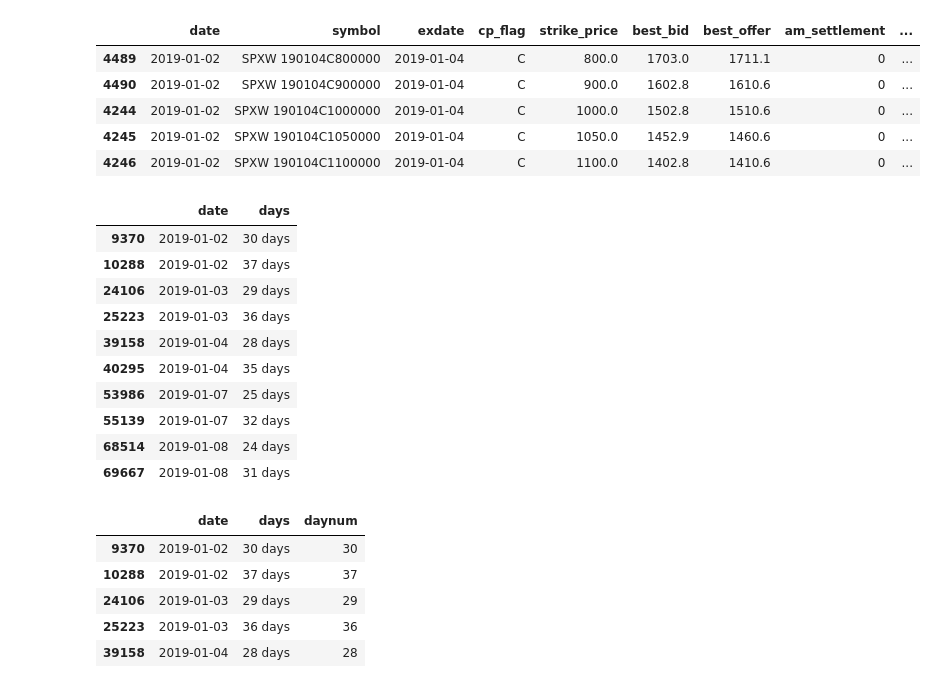
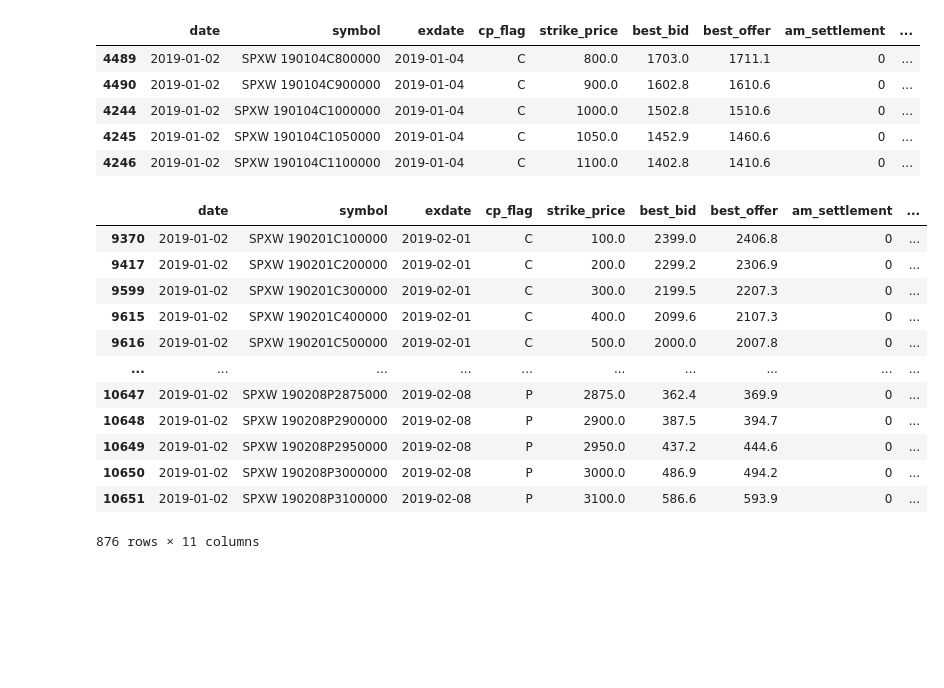
Before and after one commit to quetion/Basic-Python-Programming, a Jupyter notebook: VIX_construct.ipynb, the cells around one changed output. Drawn from its saved outputs; the diff is of its cells as text; code cells hidden in the pictures; blank space fills up the shorter version.

```diff
--- a/VIX_construct.ipynb
+++ b/VIX_construct.ipynb
@@ -119,20 +103,22 @@ for date,df in dfgrouped:
   dfs.append(dfnearnext)
 # the near-term and next-term options have been selelcted
 dfoptions3 = pd.concat(dfs)
-# %%
-dfrfoptions.head(10)
-# %% [output]
-|  | date | days |
-| 9370 | 2019-01-02 | 30 days |
-| 10288 | 2019-01-02 | 37 days |
-| 24106 | 2019-01-03 | 29 days |
-| 25223 | 2019-01-03 | 36 days |
-| 39158 | 2019-01-04 | 28 days |
-| 40295 | 2019-01-04 | 35 days |
-| 53986 | 2019-01-07 | 25 days |
-| 55139 | 2019-01-07 | 32 days |
-| 68514 | 2019-01-08 | 24 days |
-| 69667 | 2019-01-08 | 31 days |
+# %%
+dfoptions3[dfoptions['date'] == '2019-01-02']
+# %% [output]
+|  | date | symbol | exdate | cp_flag | strike_price | best_bid | best_offer | am_settlement | ... |
+| 9370 | 2019-01-02 | SPXW 190201C100000 | 2019-02-01 | C | 100.0 | 2399.0 | 2406.8 | 0 | ... |
+| 9417 | 2019-01-02 | SPXW 190201C200000 | 2019-02-01 | C | 200.0 | 2299.2 | 2306.9 | 0 | ... |
+| 9599 | 2019-01-02 | SPXW 190201C300000 | 2019-02-01 | C | 300.0 | 2199.5 | 2207.3 | 0 | ... |
+| 9615 | 2019-01-02 | SPXW 190201C400000 | 2019-02-01 | C | 400.0 | 2099.6 | 2107.3 | 0 | ... |
+| 9616 | 2019-01-02 | SPXW 190201C500000 | 2019-02-01 | C | 500.0 | 2000.0 | 2007.8 | 0 | ... |
+| ... | ... | ... | ... | ... | ... | ... | ... | ... | ... |
+| 10647 | 2019-01-02 | SPXW 190208P2875000 | 2019-02-08 | P | 2875.0 | 362.4 | 369.9 | 0 | ... |
+| 10648 | 2019-01-02 | SPXW 190208P2900000 | 2019-02-08 | P | 2900.0 | 387.5 | 394.7 | 0 | ... |
+| 10649 | 2019-01-02 | SPXW 190208P2950000 | 2019-02-08 | P | 2950.0 | 437.2 | 444.6 | 0 | ... |
+| 10650 | 2019-01-02 | SPXW 190208P3000000 | 2019-02-08 | P | 3000.0 | 486.9 | 494.2 | 0 | ... |
+| 10651 | 2019-01-02 | SPXW 190208P3100000 | 2019-02-08 | P | 3100.0 | 586.6 | 593.9 | 0 | ... |
+876 rows × 11 columns
 # %%
 # A function applying the above method and the cubic spline method to calculate the riskfree rate
 def Riskfree(df, dfrf=dfrf):
@@ -175,12 +161,3 @@ def Riskfree(df, dfrf=dfrf):
   APY =((1+BEY/2)**2)-1
   rf = np.log(1+APY)
   return rf
-# %%
-Riskfree(dfrfoptions)
-# %% [output]
-|  | date | days | daynum |
-| 9370 | 2019-01-02 | 30 days | 30 |
-| 10288 | 2019-01-02 | 37 days | 37 |
-| 24106 | 2019-01-03 | 29 days | 29 |
-| 25223 | 2019-01-03 | 36 days | 36 |
-| 39158 | 2019-01-04 | 28 days | 28 |
```
Also changed, not shown: parts of 14 cells of this notebook.
